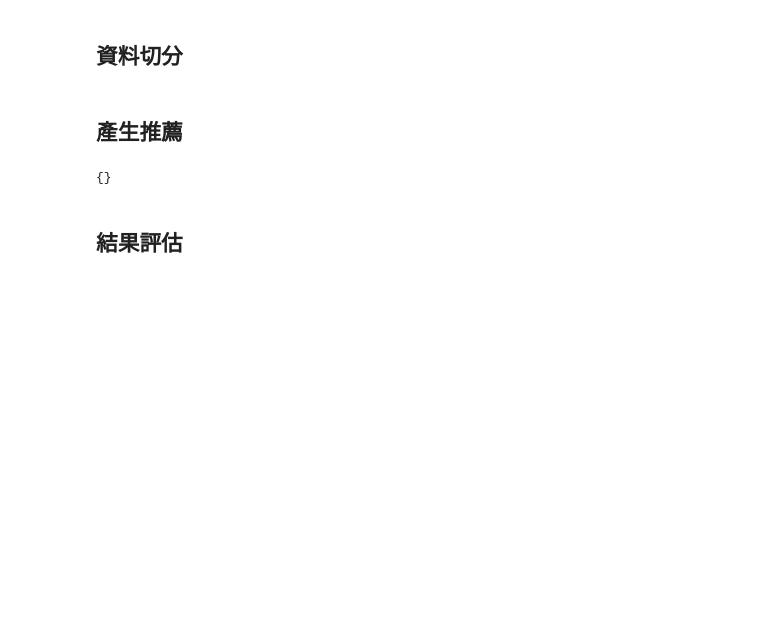
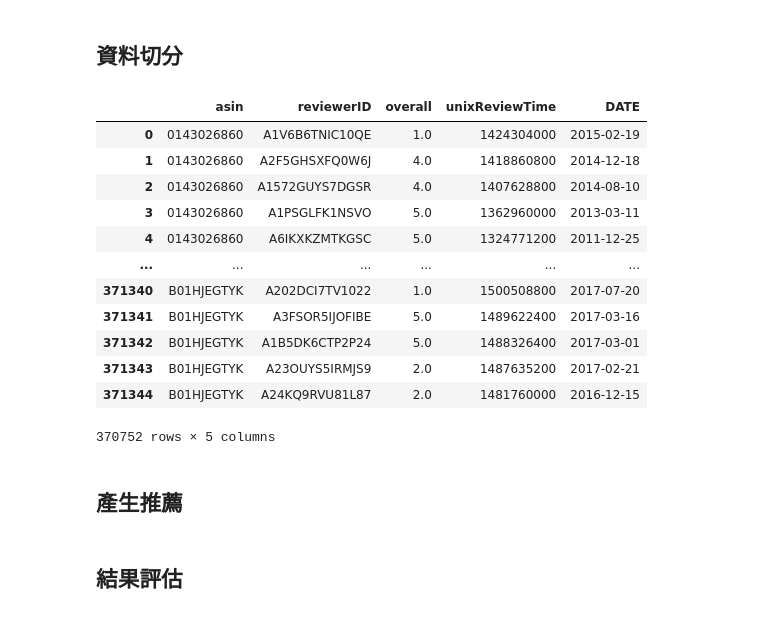
Before and after one commit to HSKrab/data-course-sample, a Jupyter notebook: sample.ipynb, the cells around one changed output. Cells and saved outputs as stored; diff of their text form; code cells hidden in the pictures; blank space fills up the shorter version.

```diff
--- a/sample.ipynb
+++ b/sample.ipynb
@@ -79,3 +82,19 @@ ratings_testings = ratings[
 ratings_testings_by_user = ratings_testings.groupby('reviewerID').agg(list).reset_index()[['reviewerID', 'asin']].to_dict('records')
 ratings_testings_by_user = { rating['reviewerID']: rating['asin'] for rating in ratings_testings_by_user }
 users = list(ratings_testings_by_user.keys())
+# %%
+ratings_trainings
+# %% [output]
+|  | asin | reviewerID | overall | unixReviewTime | DATE |
+| 0 | 0143026860 | A1V6B6TNIC10QE | 1.0 | 1424304000 | 2015-02-19 |
+| 1 | 0143026860 | A2F5GHSXFQ0W6J | 4.0 | 1418860800 | 2014-12-18 |
+| 2 | 0143026860 | A1572GUYS7DGSR | 4.0 | 1407628800 | 2014-08-10 |
+| 3 | 0143026860 | A1PSGLFK1NSVO | 5.0 | 1362960000 | 2013-03-11 |
+| 4 | 0143026860 | A6IKXKZMTKGSC | 5.0 | 1324771200 | 2011-12-25 |
+| ... | ... | ... | ... | ... | ... |
+| 371340 | B01HJEGTYK | A202DCI7TV1022 | 1.0 | 1500508800 | 2017-07-20 |
+| 371341 | B01HJEGTYK | A3FSOR5IJOFIBE | 5.0 | 1489622400 | 2017-03-16 |
+| 371342 | B01HJEGTYK | A1B5DK6CTP2P24 | 5.0 | 1488326400 | 2017-03-01 |
+| 371343 | B01HJEGTYK | A23OUYS5IRMJS9 | 2.0 | 1487635200 | 2017-02-21 |
+| 371344 | B01HJEGTYK | A24KQ9RVU81L87 | 2.0 | 1481760000 | 2016-12-15 |
+370752 rows × 5 columns
@@ -96,14 +124,24 @@ def recommender(training_data, users=[], k=10):
     recommendations = {}
     '''
     Your Code
+    metadata!! (make use of it)
+
+    training_by_user = training_data.groupby('reviewerID').agg(list).reset_index()[['reviewerID', 'asin']].to_dict('records')
+    training_by_user = { rating['reviewerID']: rating['asin'] for rating in training_by_user }
+    return training_by_user
     '''
-    return recommendations
+
+    re=list(training_data['asin'].value_counts().keys())[:k]
+
+    return {user: re for user in users}
+
+    #ratings_trainings = training_data
+    #recommendations = {user: ratings_trainings['asin'].sample(n=k).tolist() for user in users}
+    #return recommendations
 
 
-ratings_by_user = recommender(ratings_trainings, users)
-ratings_by_user
+ratings_by_user = recommender(ratings_trainings, users,k=10)
+#ratings_by_user
-# %% [output]
-{}
 # %% [markdown]
 ## 結果評估
 # %%
```
Also changed, not shown: parts of 9 cells of this notebook.
